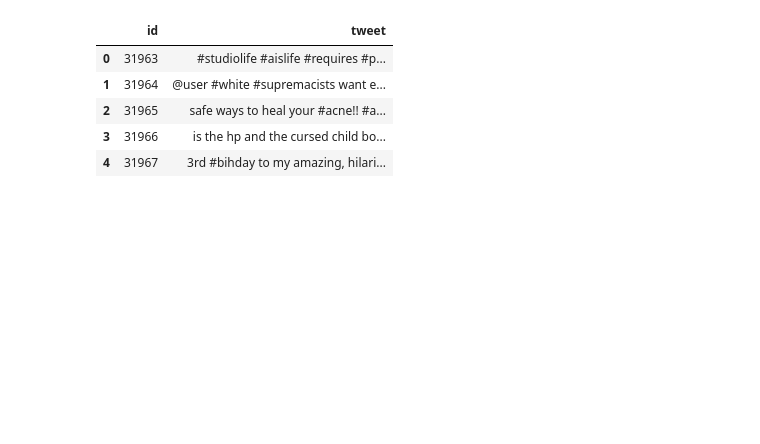
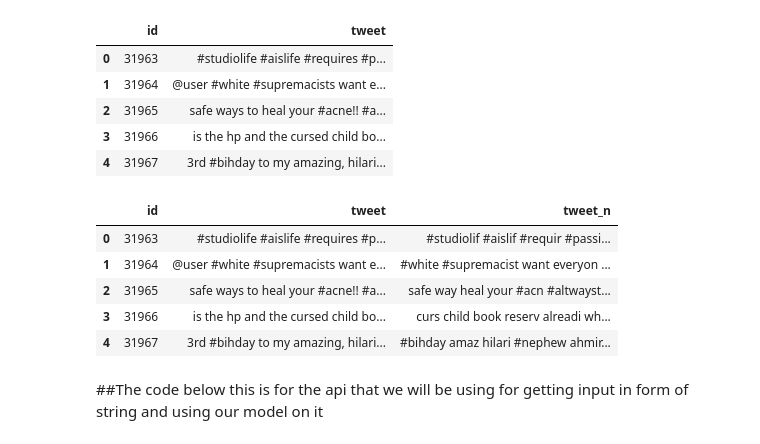
Before and after one commit to Hack-Club-PICT/Sentimental-Analysis, a Jupyter notebook: Sentiment_Analysis.ipynb, the cells around one changed output. Drawn from its saved outputs; the diff is of its cells as text; code cells hidden in the pictures; blank space fills up the shorter version.

```diff
--- a/Sentiment_Analysis.ipynb
+++ b/Sentiment_Analysis.ipynb
@@ -142,0 +103,6 @@ def text_processing(tweet):
+# %%
+def clear_texts(tweet,remove_pattern):
+  r = re.findall(remove_pattern,tweet)
+  for i in r:
+    tweet = re.sub(i,'',tweet)
+  return tweet
@@ -195,6 +185,6 @@ weighted avg       0.92      0.88      0.89      1849
 # %%
-test_data = pd.read_csv('/content/drive/My Drive/datasets/test_tweets.csv')
-test_data.head()
+test_df = pd.read_csv(r'/content/drive/My Drive/datasets/test_tweets.csv')
+test_df.head()
 # %% [output]
 |  | id | tweet |
 | 0 | 31963 | #studiolife #aislife #requires #p... |
@@ -209 +195,24 @@ test_data['tweet'] = test_data['tweet'].apply(lambda x:str(" ".join(i for i in x
+# %%
+#WE remove the @user handles in the data as they dont give any relevant information
+test_df['tweet_n'] = np.vectorize(clear_texts)(test_df['tweet'],"@[\w]*")
+#Now we remove the special characters and punctuations
+test_df['tweet_n'] = test_df['tweet_n'].str.replace("[^a-zA-Z#]"," ")
+#we remove words with length less than 3 as most of them are just helping verbs and dont account for important data
+test_df['tweet_n'] = test_df['tweet_n'].apply(lambda x: ' '.join([w for w in x.split() if len(w)>3]))
+#make a list of tweets
+test_df['tweet_n'] = test_df['tweet_n'].apply(lambda x:x.split())
+#remove prefixes and suffixes from the words
+stemmer = PorterStemmer()
+test_df['tweet_n']= test_df['tweet_n'].apply(lambda x:[stemmer.stem(i) for i in x])
+#return the list from of tweets back to string
+test_df['tweet_n'] = test_df['tweet_n'].apply(lambda x:str(" ".join(i for i in x)))
+# %%
+test_df.head()
+# %% [output]
+|  | id | tweet | tweet_n |
+| 0 | 31963 | #studiolife #aislife #requires #p... | #studiolif #aislif #requir #passi... |
+| 1 | 31964 | @user #white #supremacists want e... | #white #supremacist want everyon ... |
+| 2 | 31965 | safe ways to heal your #acne!! #a... | safe way heal your #acn #altwayst... |
+| 3 | 31966 | is the hp and the cursed child bo... | curs child book reserv alreadi wh... |
+| 4 | 31967 | 3rd #bihday to my amazing, hilari... | #bihday amaz hilari #nephew ahmir... |
 # %%
@@ -215,0 +222,2 @@ result_df.to_csv('result13.csv')
+# %% [markdown]
+##The code below this is for the api that we will be using for getting input in form of string and using our model on it
```
Also changed, not shown: parts of 31 cells of this notebook.
